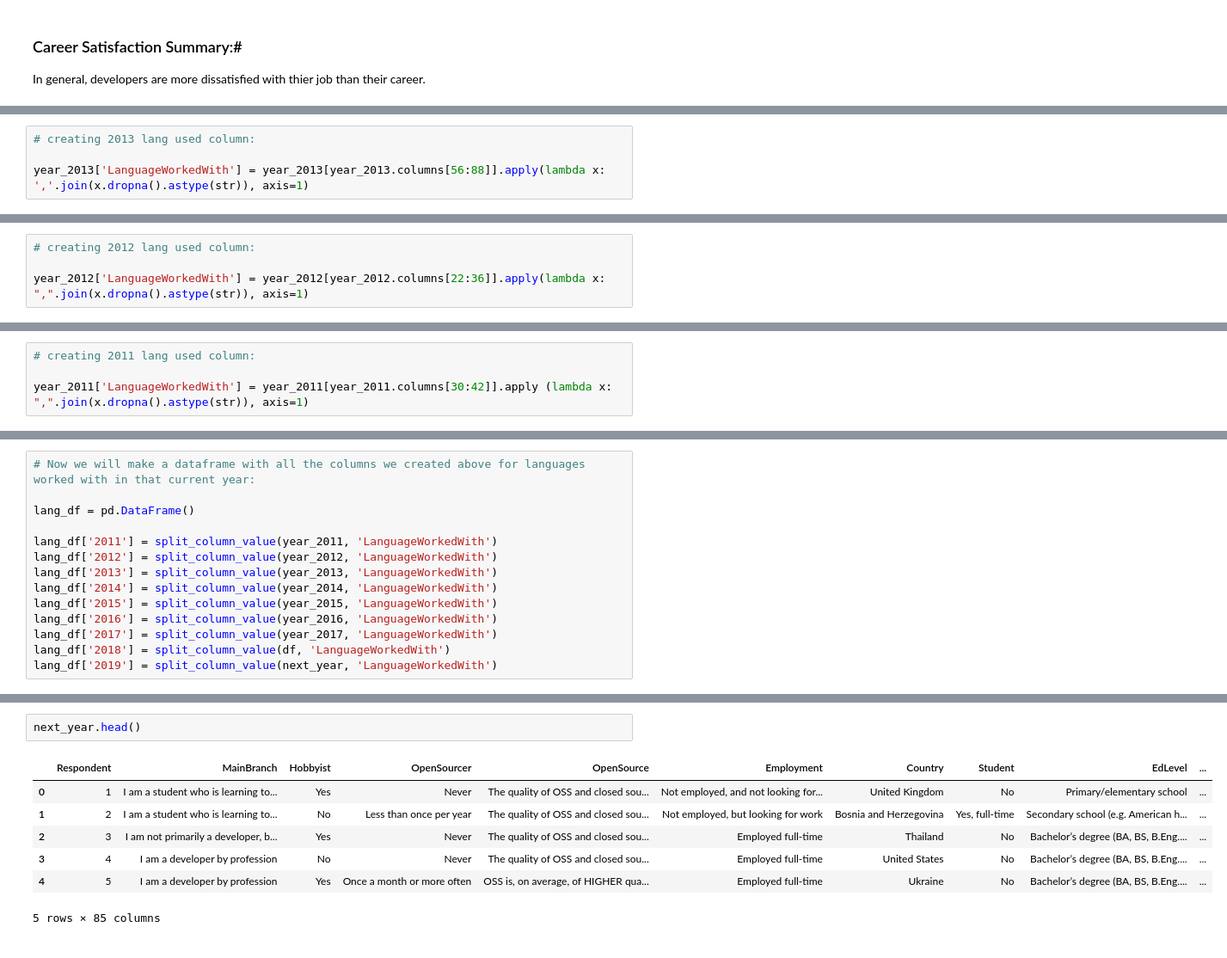
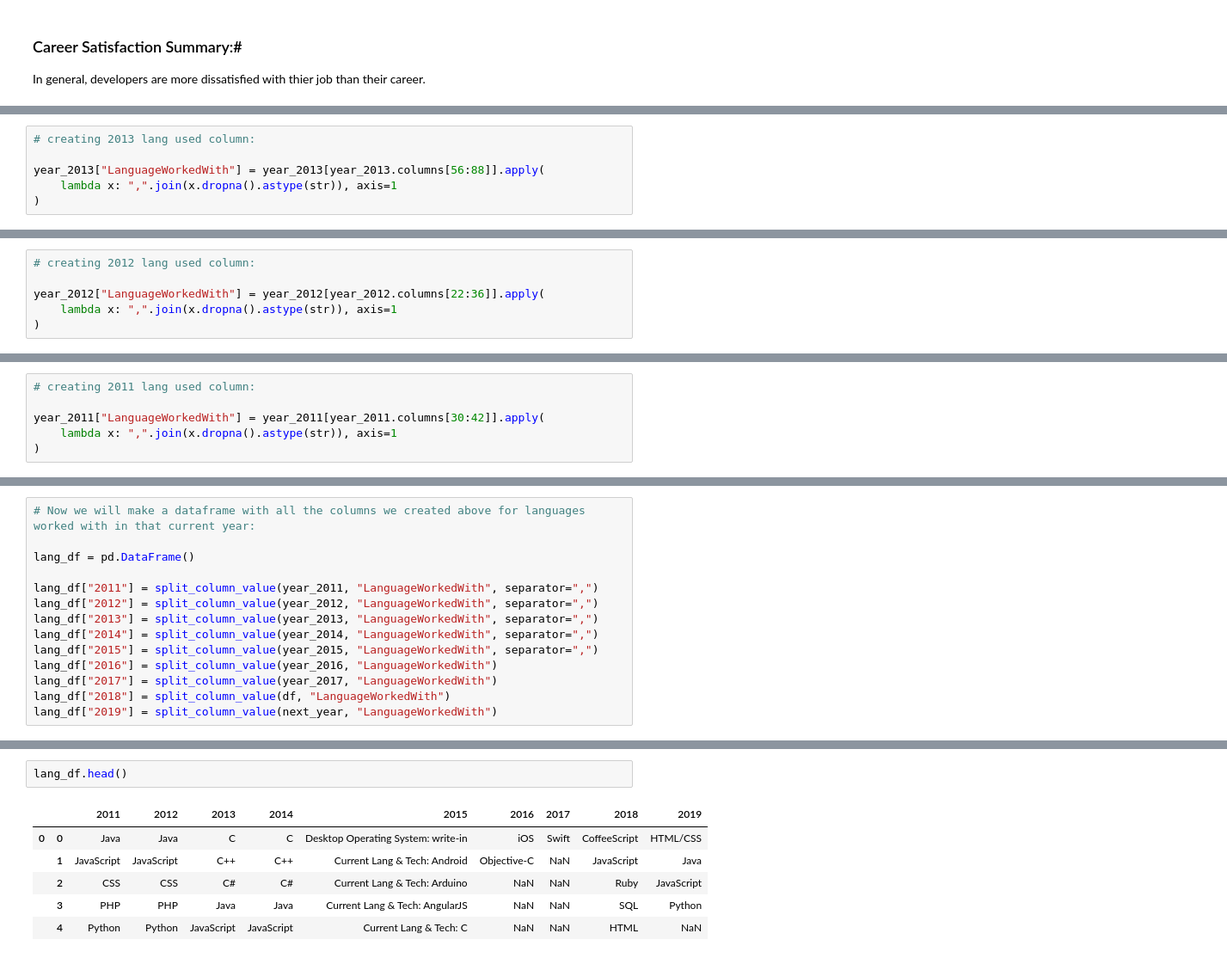
Before and after one commit to Anxhela21/SlackOverflow_2018, a Jupyter notebook: StackOverflowData2018.ipynb, the cells around one changed output, grey strips where cells are left out. Shown at 86% size. Drawn from its saved outputs; the diff is of its cells as text.

```diff
--- a/StackOverflowData2018.ipynb
+++ b/StackOverflowData2018.ipynb
@@ -376,4 +435,6 @@ year_2013.columns.get_loc("Unnamed: 80")
 # %%
 # creating 2013 lang used column:
 
-year_2013['LanguageWorkedWith'] = year_2013[year_2013.columns[56:88]].apply(lambda x: ','.join(x.dropna().astype(str)), axis=1)
+year_2013["LanguageWorkedWith"] = year_2013[year_2013.columns[56:88]].apply(
+    lambda x: ",".join(x.dropna().astype(str)), axis=1
+)
@@ -388,4 +453,6 @@ year_2012.columns.get_loc("Unnamed: 36")
 # %%
 # creating 2012 lang used column:
 
-year_2012['LanguageWorkedWith'] = year_2012[year_2012.columns[22:36]].apply(lambda x: ",".join(x.dropna().astype(str)), axis=1)
+year_2012["LanguageWorkedWith"] = year_2012[year_2012.columns[22:36]].apply(
+    lambda x: ",".join(x.dropna().astype(str)), axis=1
+)
@@ -400,4 +471,6 @@ year_2011.columns.get_loc("Unnamed: 42")
 # %%
 # creating 2011 lang used column:
 
-year_2011['LanguageWorkedWith'] = year_2011[year_2011.columns[30:42]].apply (lambda x: ",".join(x.dropna().astype(str)), axis=1)
+year_2011["LanguageWorkedWith"] = year_2011[year_2011.columns[30:42]].apply(
+    lambda x: ",".join(x.dropna().astype(str)), axis=1
+)
@@ -406,13 +481,13 @@ year_2011['LanguageWorkedWith'] = year_2011[year_2011.columns[30:42]].apply (lam
 
 lang_df = pd.DataFrame()
 
-lang_df['2011'] = split_column_value(year_2011, 'LanguageWorkedWith')
-lang_df['2012'] = split_column_value(year_2012, 'LanguageWorkedWith')
-lang_df['2013'] = split_column_value(year_2013, 'LanguageWorkedWith')
-lang_df['2014'] = split_column_value(year_2014, 'LanguageWorkedWith')
-lang_df['2015'] = split_column_value(year_2015, 'LanguageWorkedWith')
-lang_df['2016'] = split_column_value(year_2016, 'LanguageWorkedWith')
-lang_df['2017'] = split_column_value(year_2017, 'LanguageWorkedWith')
-lang_df['2018'] = split_column_value(df, 'LanguageWorkedWith')
-lang_df['2019'] = split_column_value(next_year, 'LanguageWorkedWith')
+lang_df["2011"] = split_column_value(year_2011, "LanguageWorkedWith", separator=",")
+lang_df["2012"] = split_column_value(year_2012, "LanguageWorkedWith", separator=",")
+lang_df["2013"] = split_column_value(year_2013, "LanguageWorkedWith", separator=",")
+lang_df["2014"] = split_column_value(year_2014, "LanguageWorkedWith", separator=",")
+lang_df["2015"] = split_column_value(year_2015, "LanguageWorkedWith", separator=",")
+lang_df["2016"] = split_column_value(year_2016, "LanguageWorkedWith")
+lang_df["2017"] = split_column_value(year_2017, "LanguageWorkedWith")
+lang_df["2018"] = split_column_value(df, "LanguageWorkedWith")
+lang_df["2019"] = split_column_value(next_year, "LanguageWorkedWith")
 # %% [output]
@@ -420,10 +495,9 @@ KeyError: 'LanguageWorkedWith'
 # %%
-next_year.head()
+lang_df.head()
 # %% [output]
-|  | Respondent | MainBranch | Hobbyist | OpenSourcer | OpenSource | Employment | Country | Student | EdLevel | ... |
-| 0 | 1 | I am a student who is learning to... | Yes | Never | The quality of OSS and closed sou... | Not employed, and not looking for... | United Kingdom | No | Primary/elementary school | ... |
-| 1 | 2 | I am a student who is learning to... | No | Less than once per year | The quality of OSS and closed sou... | Not employed, but looking for work | Bosnia and Herzegovina | Yes, full-time | Secondary school (e.g. American h... | ... |
-| 2 | 3 | I am not primarily a developer, b... | Yes | Never | The quality of OSS and closed sou... | Employed full-time | Thailand | No | Bachelor’s degree (BA, BS, B.Eng.... | ... |
-| 3 | 4 | I am a developer by profession | No | Never | The quality of OSS and closed sou... | Employed full-time | United States | No | Bachelor’s degree (BA, BS, B.Eng.... | ... |
-| 4 | 5 | I am a developer by profession | Yes | Once a month or more often | OSS is, on average, of HIGHER qua... | Employed full-time | Ukraine | No | Bachelor’s degree (BA, BS, B.Eng.... | ... |
+|  |  | 2011 | 2012 | 2013 | 2014 | 2015 | 2016 | 2017 | 2018 | 2019 |
+| 0 | 0 | Java | Java | C | C | Desktop Operating System: write-in | iOS | Swift | CoffeeScript | HTML/CSS |
+|  | 1 | JavaScript | JavaScript | C++ | C++ | Current Lang & Tech: Android | Objective-C | NaN | JavaScript | Java |
+|  | 2 | CSS | CSS | C# | C# | Current Lang & Tech: Arduino | NaN | NaN | Ruby | JavaScript |
+|  | 3 | PHP | PHP | Java | Java | Current Lang & Tech: AngularJS | NaN | NaN | SQL | Python |
+|  | 4 | Python | Python | JavaScript | JavaScript | Current Lang & Tech: C | NaN | NaN | HTML | NaN |
-5 rows × 85 columns
```
Also changed, not shown: parts of 128 cells of this notebook, 12 other files.
